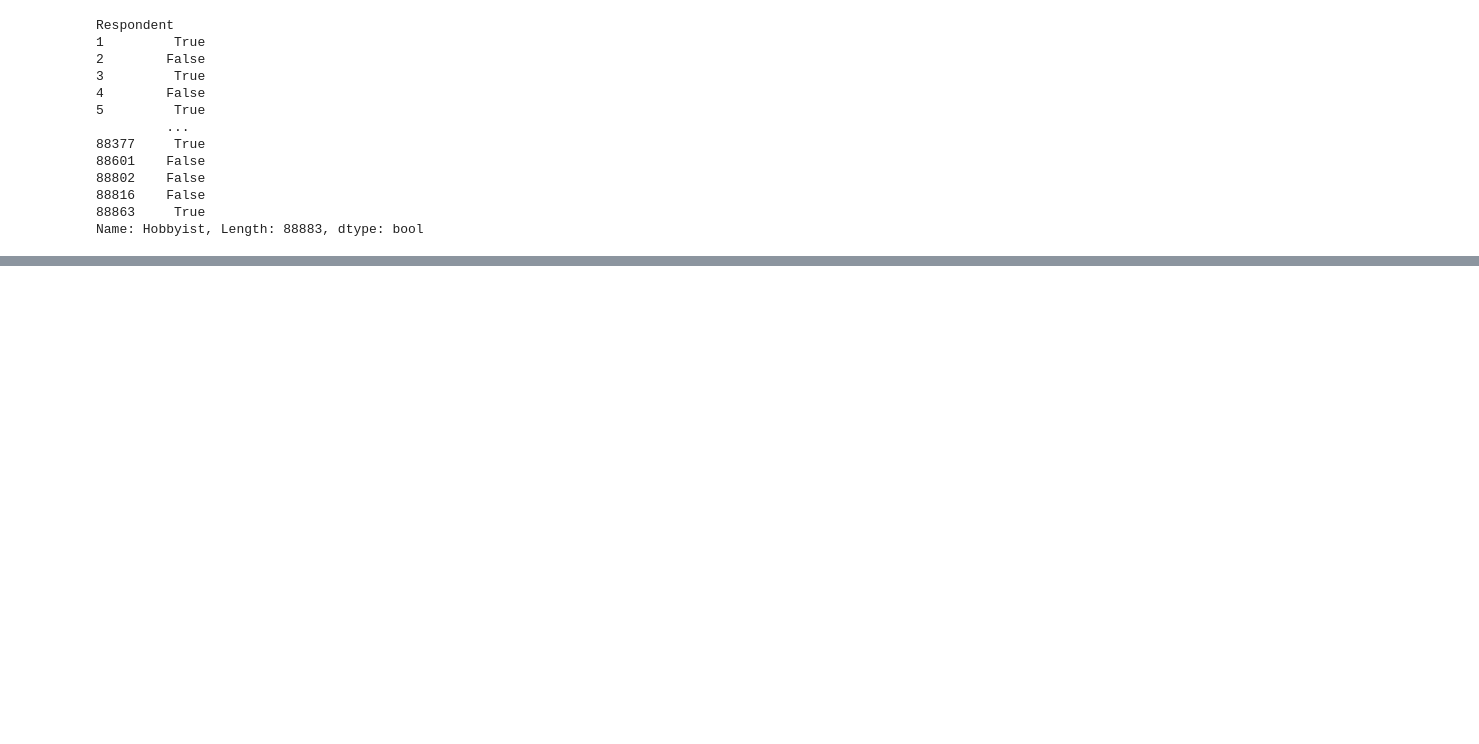
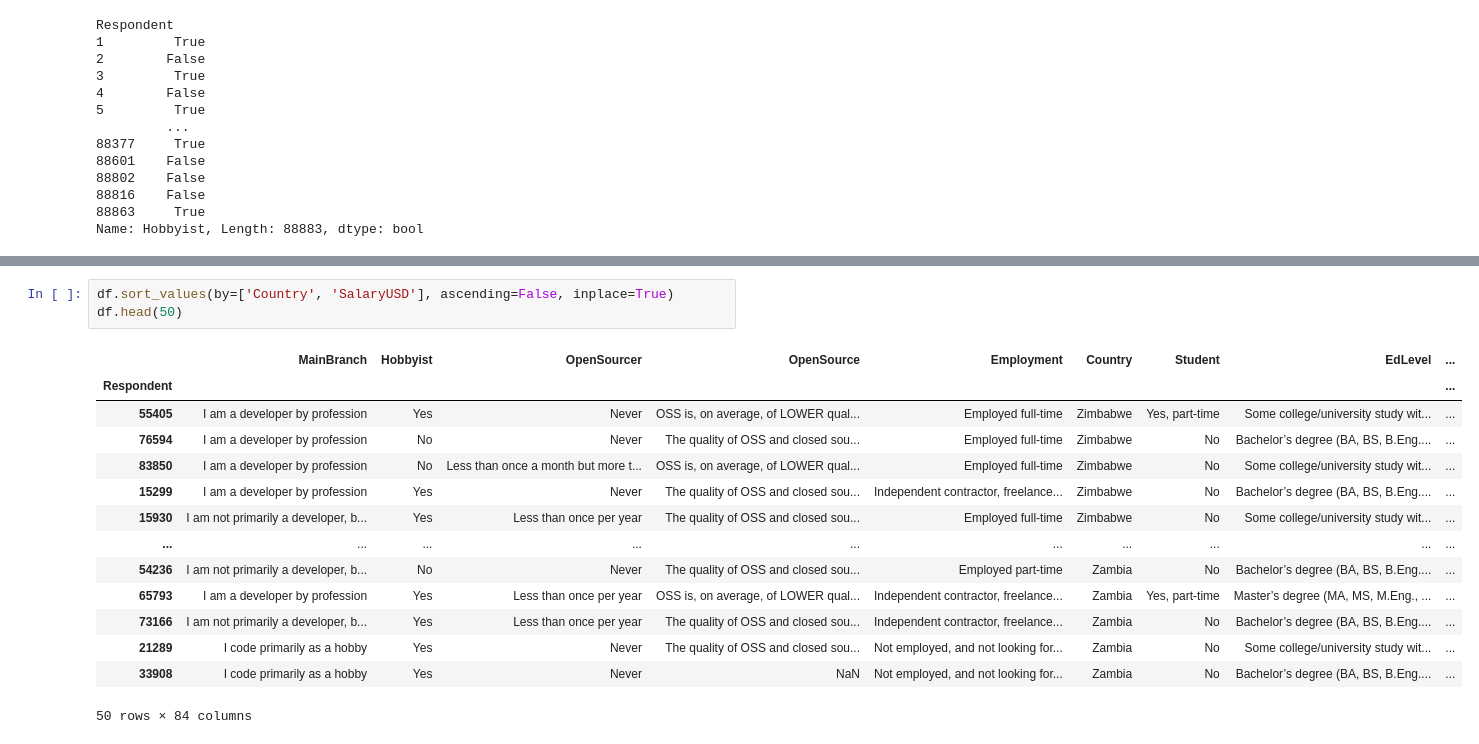
Before and after one commit to gourav729/pandas-tutorials, a Jupyter notebook: pandas_series.ipynb, the cells around one changed output, grey strips where cells are left out. Saved outputs shown, nothing was run; the diff lists cells and outputs as text; blank space fills up the shorter version.

```diff
--- a/pandas_series.ipynb
+++ b/pandas_series.ipynb
@@ -252,0 +272,18 @@ Name: Hobbyist, Length: 88883, dtype: bool
+# %%
+df.sort_values(by=['Country', 'SalaryUSD'], ascending=False, inplace=True)
+df.head(50)
+# %% [output]
+|  | MainBranch | Hobbyist | OpenSourcer | OpenSource | Employment | Country | Student | EdLevel | ... |
+| Respondent |  |  |  |  |  |  |  |  | ... |
+| 55405 | I am a developer by profession | Yes | Never | OSS is, on average, of LOWER qual... | Employed full-time | Zimbabwe | Yes, part-time | Some college/university study wit... | ... |
+| 76594 | I am a developer by profession | No | Never | The quality of OSS and closed sou... | Employed full-time | Zimbabwe | No | Bachelor’s degree (BA, BS, B.Eng.... | ... |
+| 83850 | I am a developer by profession | No | Less than once a month but more t... | OSS is, on average, of LOWER qual... | Employed full-time | Zimbabwe | No | Some college/university study wit... | ... |
+| 15299 | I am a developer by profession | Yes | Never | The quality of OSS and closed sou... | Independent contractor, freelance... | Zimbabwe | No | Bachelor’s degree (BA, BS, B.Eng.... | ... |
+| 15930 | I am not primarily a developer, b... | Yes | Less than once per year | The quality of OSS and closed sou... | Employed full-time | Zimbabwe | No | Some college/university study wit... | ... |
+| ... | ... | ... | ... | ... | ... | ... | ... | ... | ... |
+| 54236 | I am not primarily a developer, b... | No | Never | The quality of OSS and closed sou... | Employed part-time | Zambia | No | Bachelor’s degree (BA, BS, B.Eng.... | ... |
+| 65793 | I am a developer by profession | Yes | Less than once per year | OSS is, on average, of LOWER qual... | Independent contractor, freelance... | Zambia | Yes, part-time | Master’s degree (MA, MS, M.Eng., ... | ... |
+| 73166 | I am not primarily a developer, b... | Yes | Less than once per year | The quality of OSS and closed sou... | Independent contractor, freelance... | Zambia | No | Bachelor’s degree (BA, BS, B.Eng.... | ... |
+| 21289 | I code primarily as a hobby | Yes | Never | The quality of OSS and closed sou... | Not employed, and not looking for... | Zambia | No | Some college/university study wit... | ... |
+| 33908 | I code primarily as a hobby | Yes | Never | NaN | Not employed, and not looking for... | Zambia | No | Bachelor’s degree (BA, BS, B.Eng.... | ... |
+50 rows × 84 columns
```
Also changed, not shown: parts of 1 cell of this notebook.
